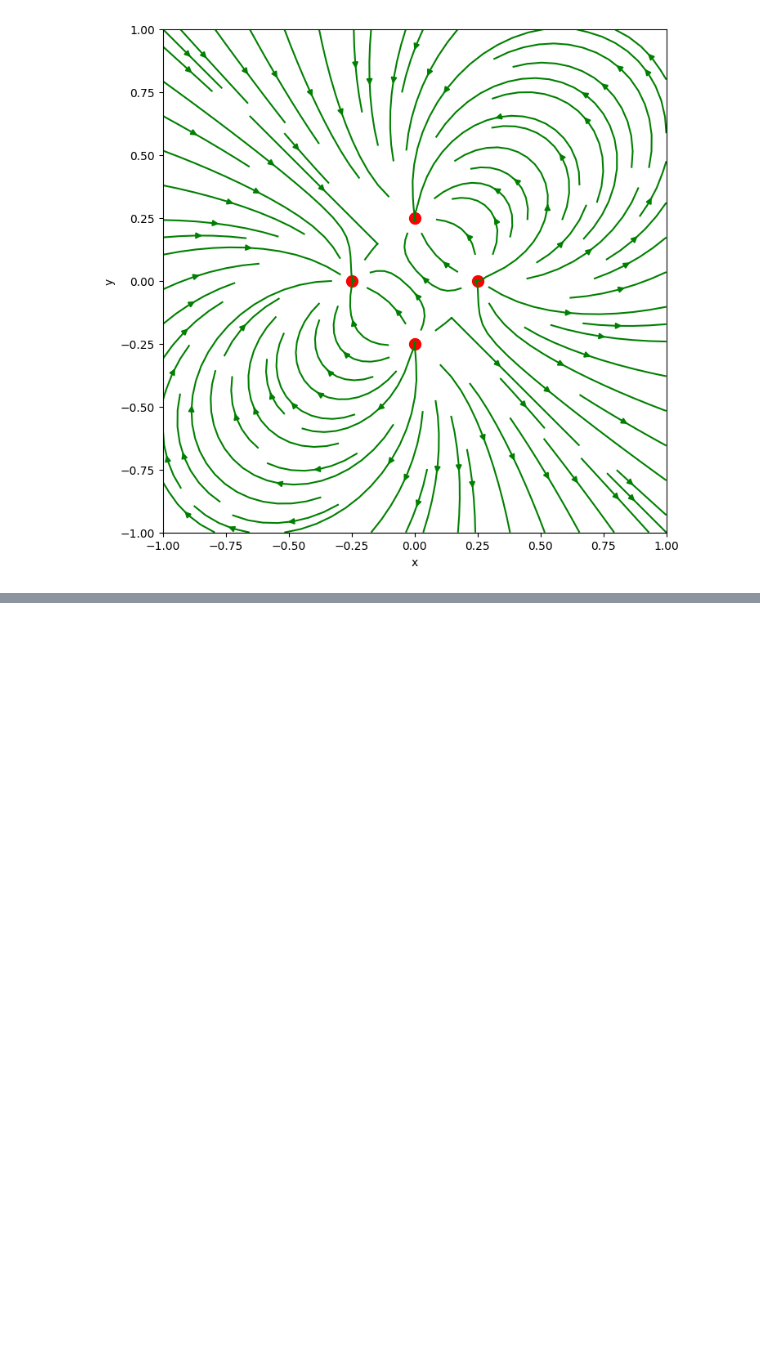
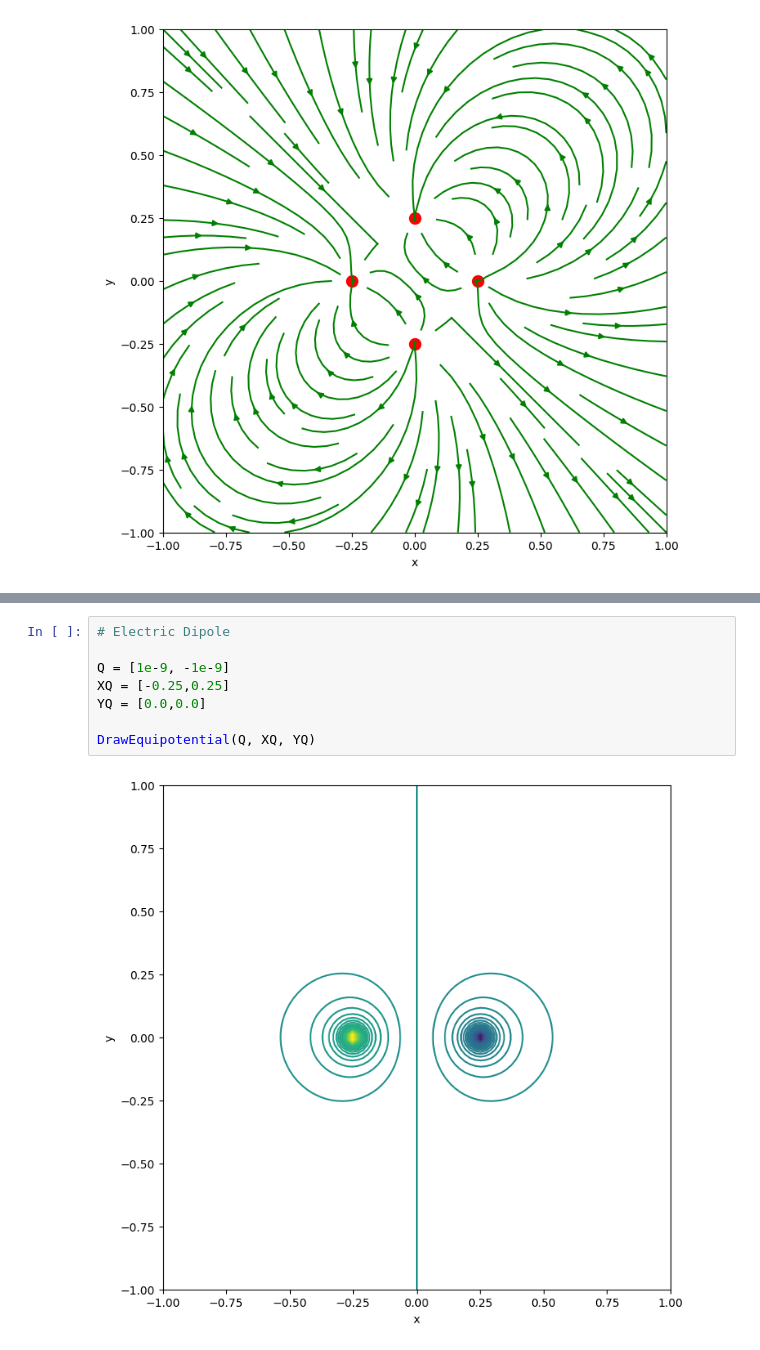
Before and after one commit to brash99/phys202, a Jupyter notebook: JupyterNotebooks/ElectricFieldLines.ipynb, the cells around one changed output, grey strips where cells are left out. Saved outputs shown, nothing was run; the diff lists cells and outputs as text; blank space fills up the shorter version.

```diff
--- a/JupyterNotebooks/ElectricFieldLines.ipynb
+++ b/JupyterNotebooks/ElectricFieldLines.ipynb
@@ -200,0 +255,10 @@ DrawELines(Q, XQ, YQ, -2, 2, -2, 2)
+# %%
+# Electric Dipole
+
+Q = [1e-9, -1e-9]
+XQ = [-0.25,0.25]
+YQ = [0.0,0.0]
+
+DrawEquipotential(Q, XQ, YQ)
+# %% [output]
+[figure, added]
```
Also changed, not shown: parts of 6 cells of this notebook.
